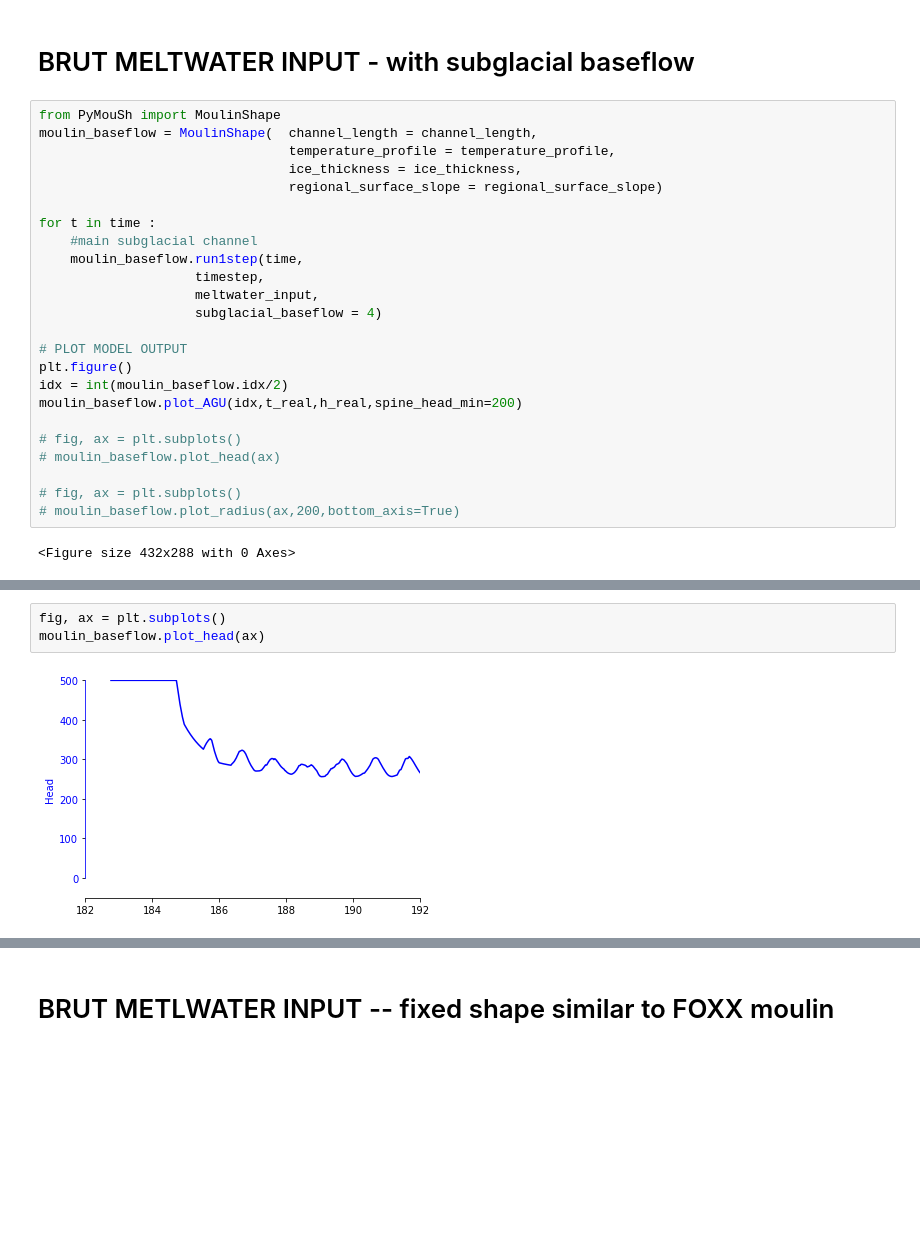
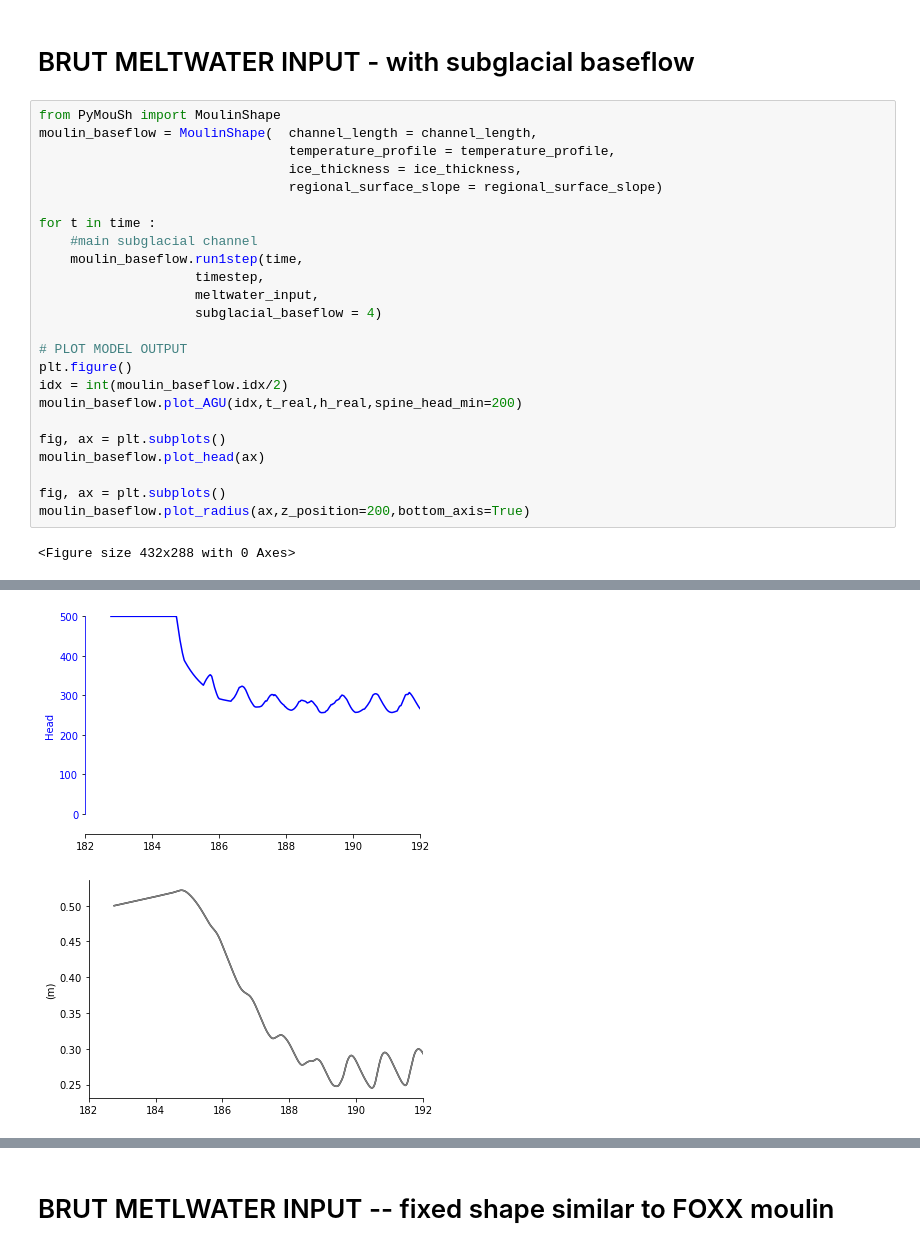
Before and after one commit to cctrunz/ModelRepo_pyMouShBaseflow_paper, a Jupyter notebook: Simulate_moulin_data.ipynb, the cells around one changed output, grey strips where cells are left out. Cells and saved outputs as stored; diff of their text form; blank space fills up the shorter version.

```diff
--- a/Simulate_moulin_data.ipynb
+++ b/Simulate_moulin_data.ipynb
@@ -76,32 +76,29 @@ moulin_headL.plot_AGU(idx,t_real,h_real,spine_head_min=200)
 # %%
 from PyMouSh import MoulinShape
 moulin_baseflow = MoulinShape(  channel_length = channel_length,
                                 temperature_profile = temperature_profile,
                                 ice_thickness = ice_thickness,
                                 regional_surface_slope = regional_surface_slope)
 
 for t in time :
     #main subglacial channel
     moulin_baseflow.run1step(time,
                     timestep,
                     meltwater_input,
                     subglacial_baseflow = 4)
 
 # PLOT MODEL OUTPUT
 plt.figure()
 idx = int(moulin_baseflow.idx/2)
 moulin_baseflow.plot_AGU(idx,t_real,h_real,spine_head_min=200)
 
-# fig, ax = plt.subplots()
-# moulin_baseflow.plot_head(ax)
+fig, ax = plt.subplots()
+moulin_baseflow.plot_head(ax)
 
-# fig, ax = plt.subplots()
-# moulin_baseflow.plot_radius(ax,200,bottom_axis=True)
+fig, ax = plt.subplots()
+moulin_baseflow.plot_radius(ax,z_position=200,bottom_axis=True)
 # %% [output]
 <Figure size 432x288 with 0 Axes>
 [figure]
+[figure, added]
+[figure, added]
-# %%
-fig, ax = plt.subplots()
-moulin_baseflow.plot_head(ax)
-# %% [output]
-[figure, removed]
```
Also changed, not shown: parts of 5 cells of this notebook, 1 other file.
